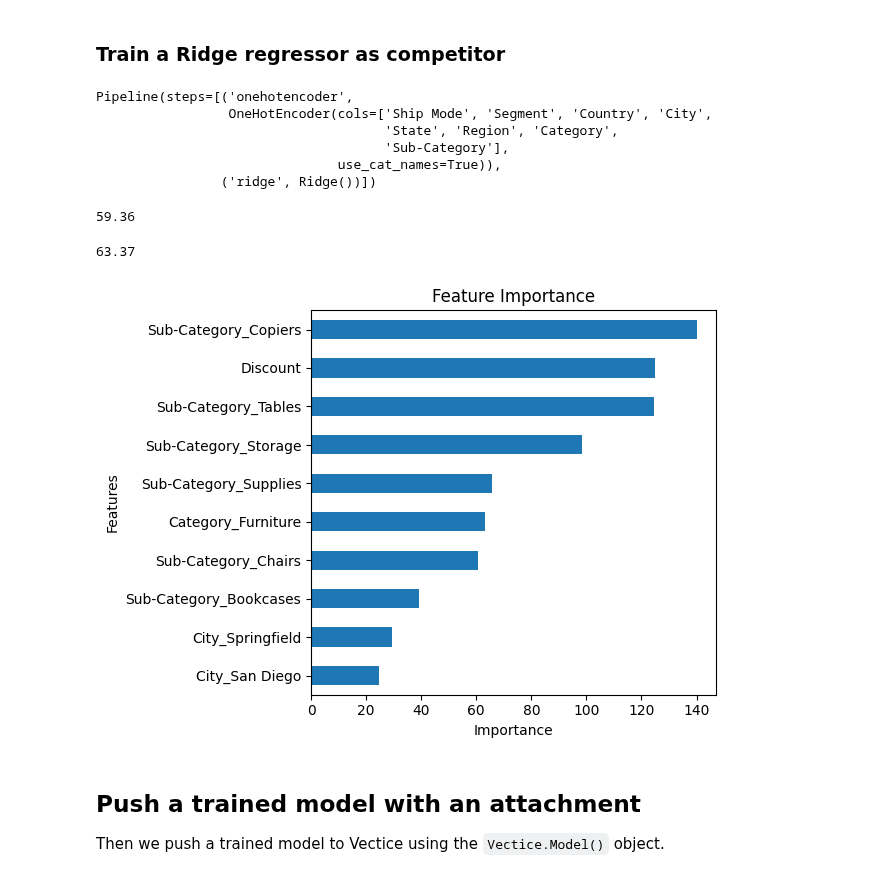
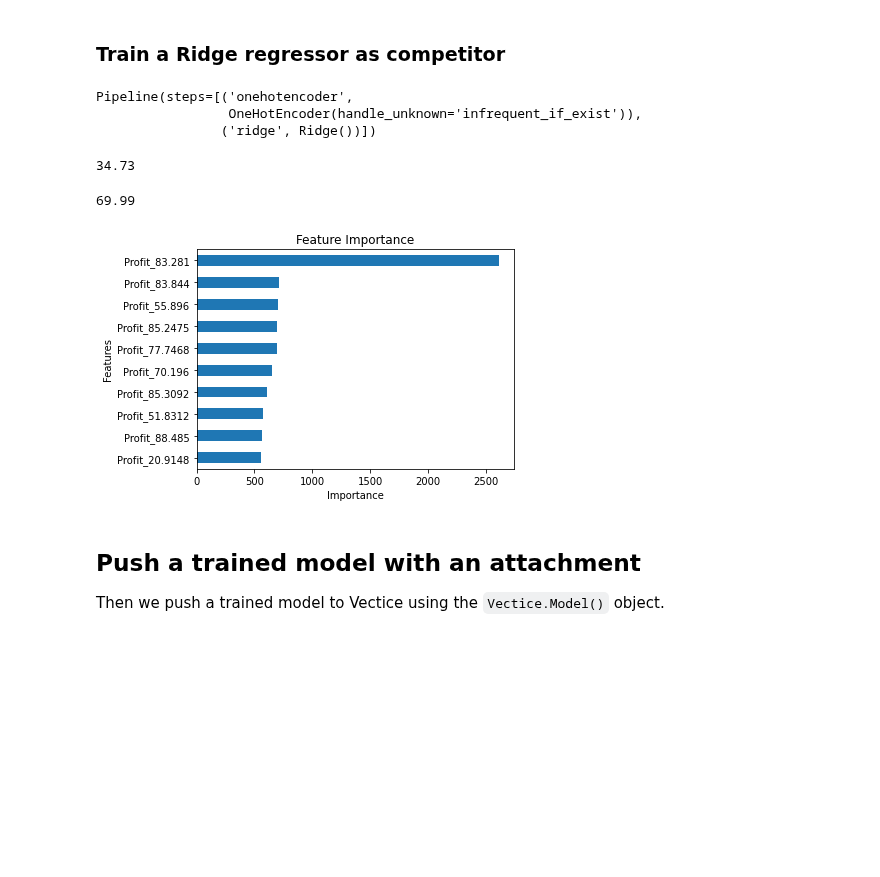
Before and after one commit to vectice/GettingStarted, a Jupyter notebook: 23.2/tutorial/Modeling.ipynb, the cells around one changed output. Cells and saved outputs as stored; diff of their text form; code cells hidden in the pictures; blank space fills up the shorter version.

Commit message:
replace category encoder with sklearn

```diff
--- a/23.2/tutorial/Modeling.ipynb
+++ b/23.2/tutorial/Modeling.ipynb
@@ -173,15 +172,12 @@ Link to Step: https://qa.vectice.com/browse/iteration/ITR-2257
 # %% [markdown]
 ### Train a Ridge regressor as competitor
 # %%
-model = make_pipeline(OneHotEncoder(use_cat_names=True),
+model = make_pipeline(OneHotEncoder(handle_unknown='infrequent_if_exist'),
                      Ridge())
 model.fit(X_train, y_train)
 # %% [output]
 Pipeline(steps=[('onehotencoder',
-                 OneHotEncoder(cols=['Ship Mode', 'Segment', 'Country', 'City',
-                                     'State', 'Region', 'Category',
-                                     'Sub-Category'],
-                               use_cat_names=True)),
+                 OneHotEncoder(handle_unknown='infrequent_if_exist')),
                 ('ridge', Ridge())])
 # %%
 # Making Prediction with the training data
@@ -191,28 +187,28 @@ y_train_pred = model.predict(X_train)
 mae_train=mean_absolute_error(y_train, y_train_pred)
 print(round(mae_train,2))
 # %% [output]
-59.36
+34.73
 # %%
 y_test_pred = model.predict(X_test)
 # %%
 mae_test = mean_absolute_error(y_test, y_test_pred)
 print(round(mae_test,2))
 # %% [output]
-63.37
+69.99
 # %%
-features = model.named_steps["onehotencoder"].get_feature_names()
+features = model.named_steps["onehotencoder"].get_feature_names_out()
 importance = model.named_steps["ridge"].coef_
 
 feat_imf = pd.Series(importance, index=features).sort_values()
 
 feat_imf.tail(10).plot(kind="barh")
 plt.ylabel("Features")
 plt.xlabel("Importance")
 plt.title("Feature Importance")
 plt.tight_layout()
 plt.savefig("Feature Importance.png")
 # %% [output]
-[figure, old version]
+[figure, new version]
 # %% [markdown]
 ## Push a trained model with an attachment
 
```
Also changed, not shown: parts of 3 cells of this notebook.
